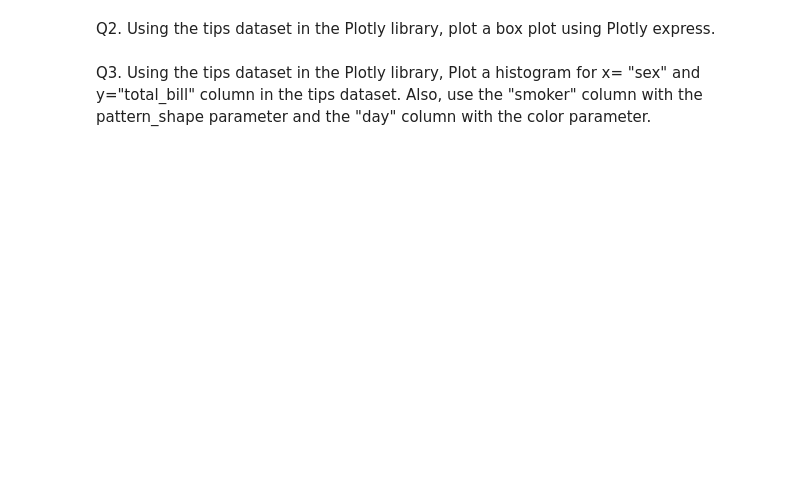
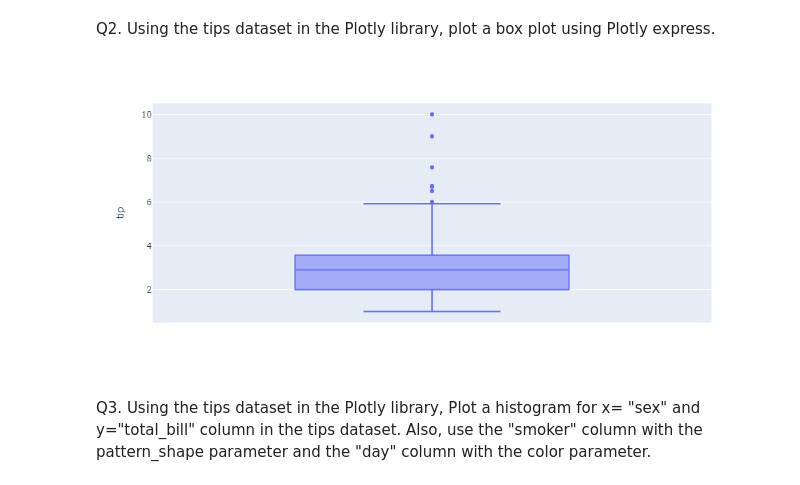
Before and after one commit to Ashutoshcs40all/FULL-STACK-DATA-SCIENCE, a Jupyter notebook: PYTHON/NUMPY,MATPLOTLIB/assignment4Mar.ipynb, the cells around one changed output. Cells and saved outputs as stored; diff of their text form; code cells hidden in the pictures; blank space fills up the shorter version.

```diff
--- a/PYTHON/NUMPY,MATPLOTLIB/assignment4Mar.ipynb
+++ b/PYTHON/NUMPY,MATPLOTLIB/assignment4Mar.ipynb
@@ -16,6 +22,11 @@ Q2. Using the tips dataset in the Plotly library, plot a box plot using Plotly e
 tips = px.data.tips()
 fig = px.box(tips, y="tip")
 fig.show()
+# %%
+from IPython import display
+display.Image("newplot2.jpg")
+# %% [output]
+[figure, added]
 # %% [markdown]
 Q3. Using the tips dataset in the Plotly library, Plot a histogram for x= "sex" and y="total_bill" column in
 the tips dataset. Also, use the "smoker" column with the pattern_shape parameter and the "day"
```
Also changed, not shown: parts of 5 cells of this notebook, 5 other files.
